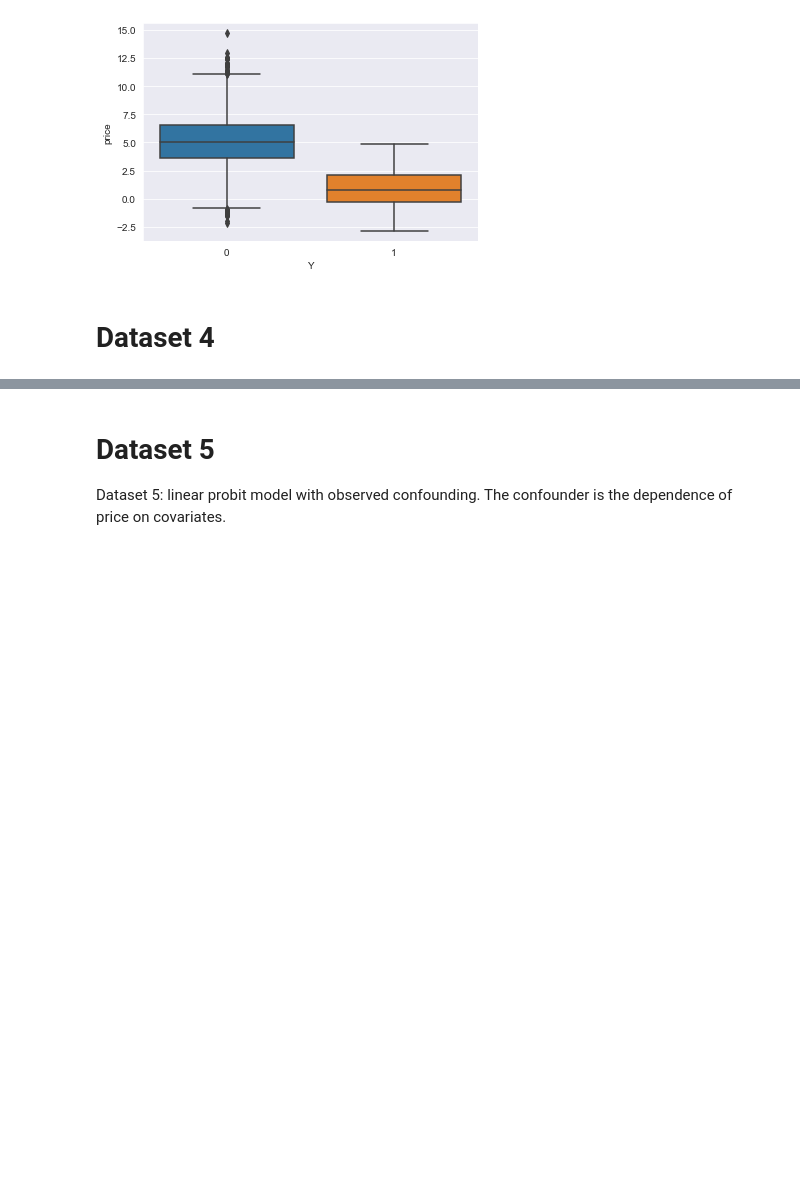
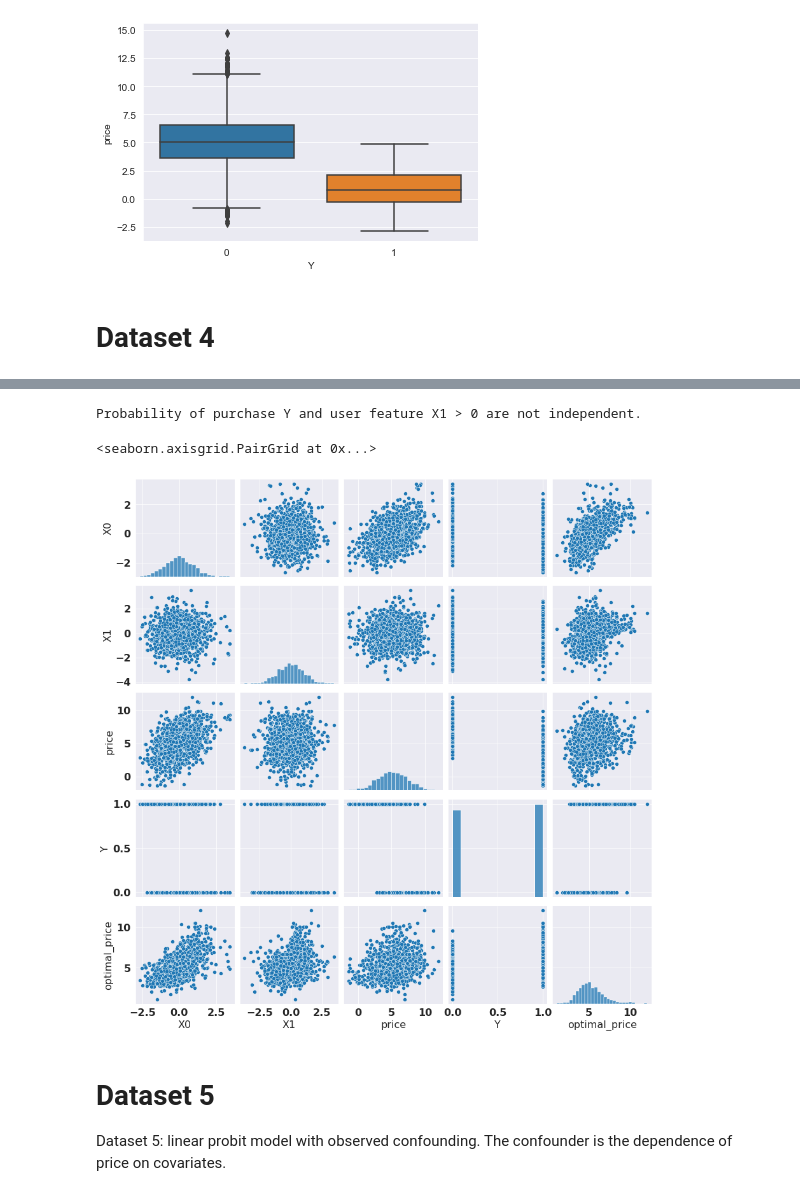
Before and after one commit to lentin26/Student-Prescription-Tree, a Jupyter notebook: lightGBM.ipynb, the cells around one changed output, grey strips where cells are left out. Saved outputs shown, nothing was run; the diff lists cells and outputs as text; code cells hidden in the pictures; blank space fills up the shorter version.

```diff
--- a/lightGBM.ipynb
+++ b/lightGBM.ipynb
@@ -791,3 +784,22 @@ results.head()
+# %%
+# chi2 independence test
+from scipy.stats import chi2_contingency
+cont_table = pd.crosstab(index=results.Y, columns=(results.X1 > 0).astype(int))
+
+res = chi2_contingency(cont_table)
+if res.pvalue < 0.01:
+  print('Probability of purchase Y and user feature X1 > 0 are not independent.')
+else:
+  print('Probability of purchase Y and user feature X1 > 0 are independent.')
+# %% [output]
+Probability of purchase Y and user feature X1 > 0 are not independent.
+# %%
+# make pairplot
+sns.pairplot(data=results)
+plt.show()
+# %% [output]
+<seaborn.axisgrid.PairGrid at 0x...>
+[figure, added]
 # %% [markdown]
 # Dataset 5
 Dataset 5: linear probit model with observed confounding. The confounder is the dependence of price on covariates.
```
Also changed, not shown: parts of 22 cells of this notebook.
